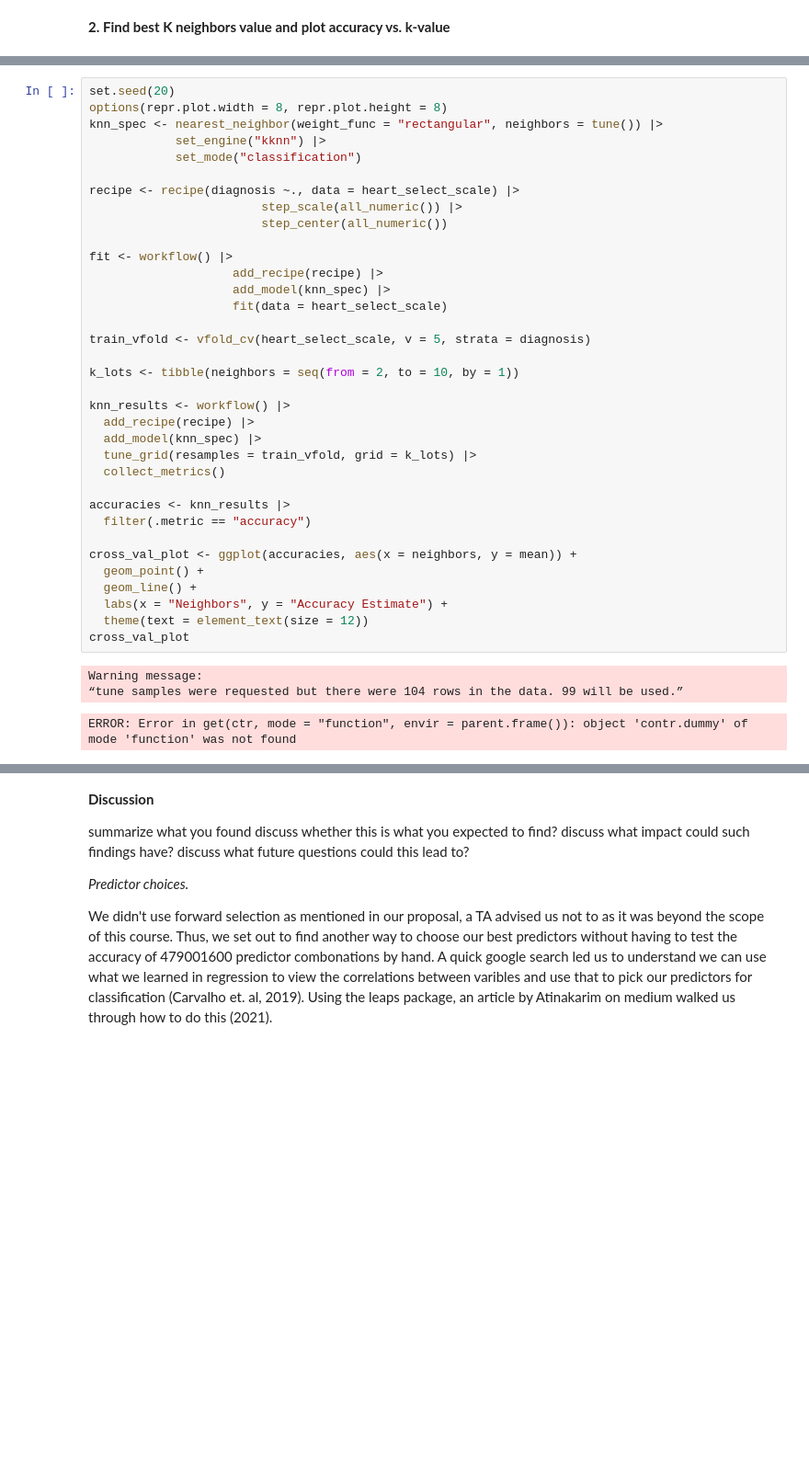
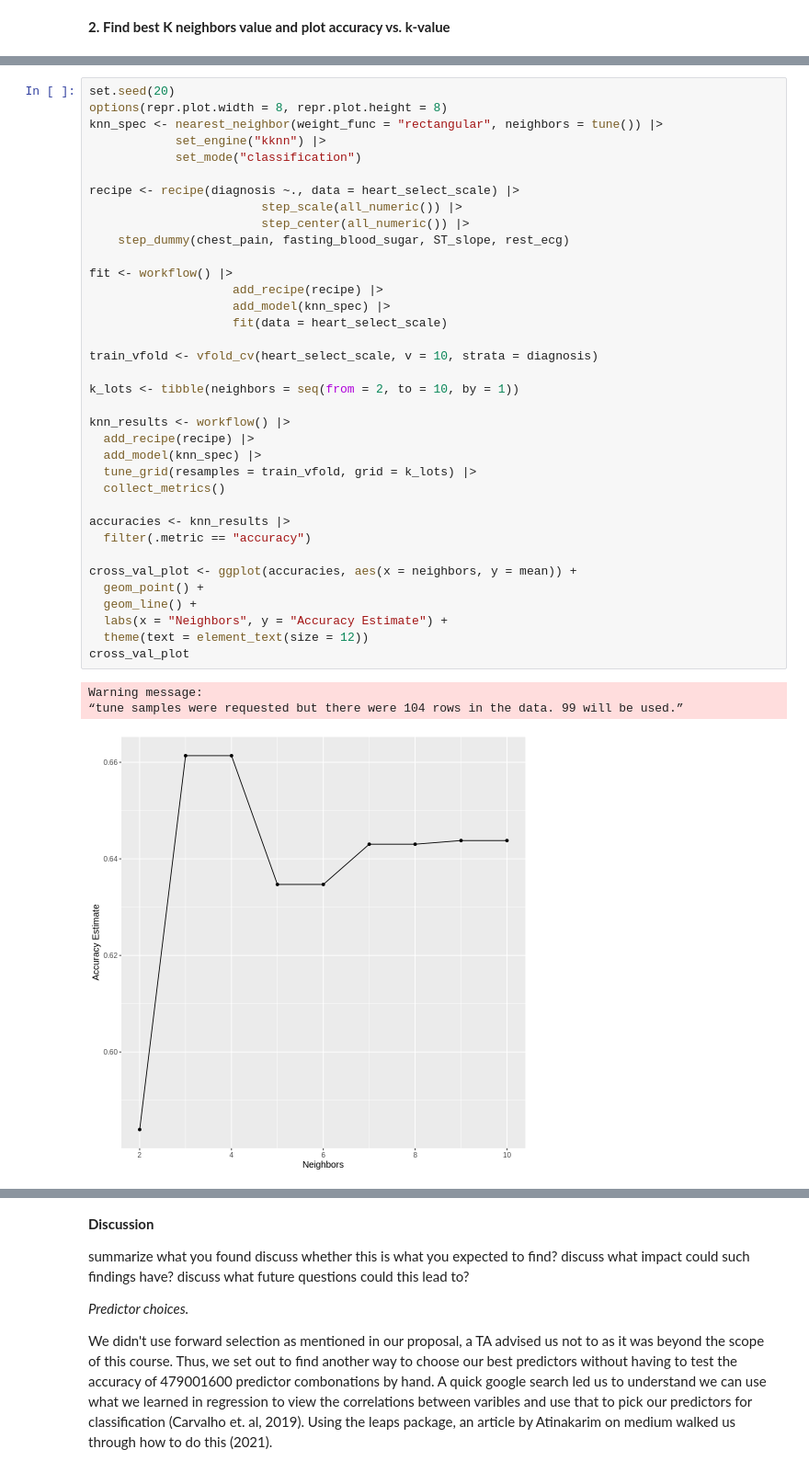
Before and after one commit to lovey155/Project-Proposal-Group-27, a Jupyter notebook: Final Report.ipynb, the cells around one changed output, grey strips where cells are left out. Shown at 92% size. Cells and saved outputs as stored; diff of their text form; blank space fills up the shorter version.

```diff
--- a/Final Report.ipynb
+++ b/Final Report.ipynb
@@ -499,34 +528,35 @@ knn_spec <- nearest_neighbor(weight_func = "rectangular", neighbors = tune()) |>
 
 recipe <- recipe(diagnosis ~., data = heart_select_scale) |>
                         step_scale(all_numeric()) |>
-                        step_center(all_numeric())
+                        step_center(all_numeric()) |>
+    step_dummy(chest_pain, fasting_blood_sugar, ST_slope, rest_ecg)
 
 fit <- workflow() |>
                     add_recipe(recipe) |>
                     add_model(knn_spec) |>
                     fit(data = heart_select_scale)
 
-train_vfold <- vfold_cv(heart_select_scale, v = 5, strata = diagnosis)
+train_vfold <- vfold_cv(heart_select_scale, v = 10, strata = diagnosis)
 
 k_lots <- tibble(neighbors = seq(from = 2, to = 10, by = 1))
 
 knn_results <- workflow() |>
   add_recipe(recipe) |>
   add_model(knn_spec) |>
   tune_grid(resamples = train_vfold, grid = k_lots) |>
   collect_metrics()
 
 accuracies <- knn_results |>
   filter(.metric == "accuracy")
 
 cross_val_plot <- ggplot(accuracies, aes(x = neighbors, y = mean)) +
   geom_point() +
   geom_line() +
   labs(x = "Neighbors", y = "Accuracy Estimate") +
   theme(text = element_text(size = 12))
 cross_val_plot
 # %% [output]
 Warning message:
 “tune samples were requested but there were 104 rows in the data. 99 will be used.”
-ERROR: Error in get(ctr, mode = "function", envir = parent.frame()): object 'contr.dummy' of mode 'function' was not found
+[figure, added]
 # %% [markdown]
```
Also changed, not shown: parts of 11 cells of this notebook.
